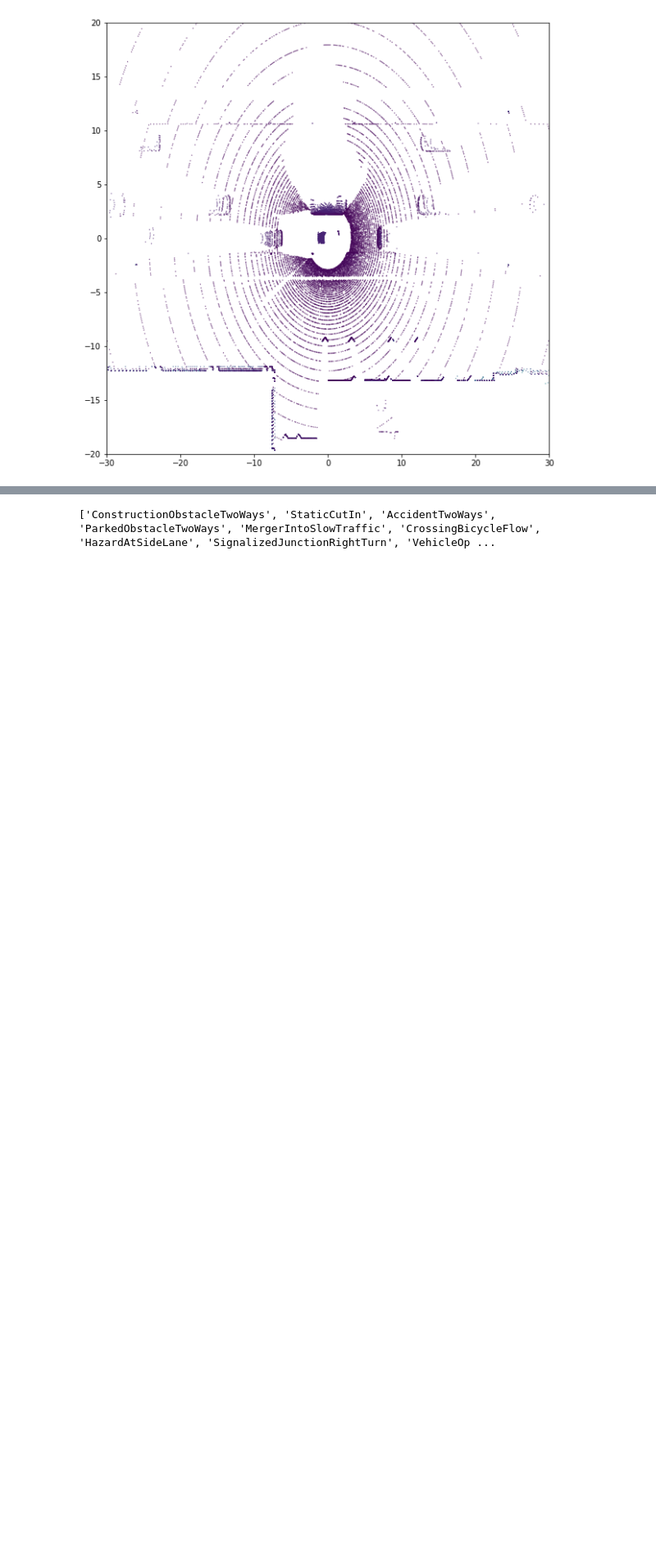
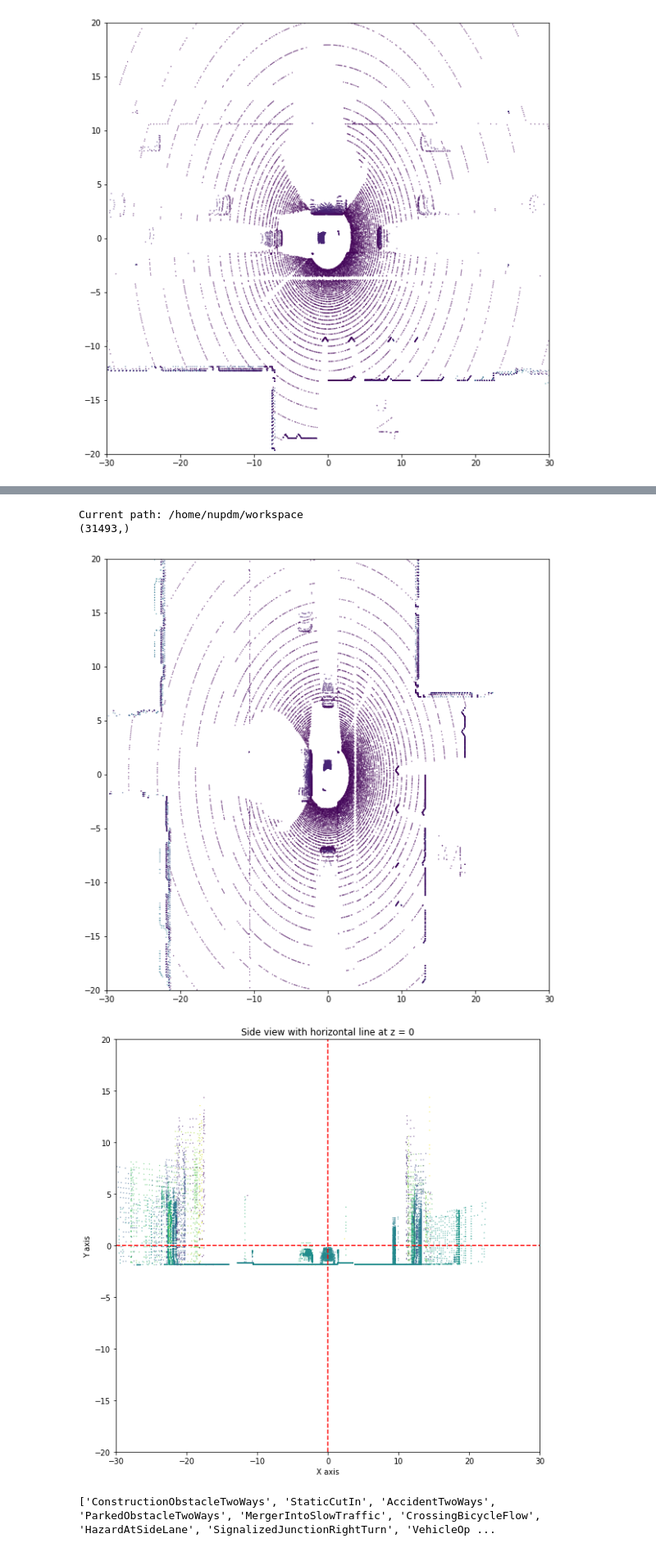
Before and after one commit to FabioskySG/nuPDM, a Jupyter notebook: testing.ipynb, the cells around one changed output, grey strips where cells are left out. Shown at 82% size. Saved outputs shown, nothing was run; the diff lists cells and outputs as text; code cells hidden in the pictures; blank space fills up the shorter version.

```diff
--- a/testing.ipynb
+++ b/testing.ipynb
@@ -83,3 +85,47 @@ plt.show()
+# %%
+import numpy as np
+import os
+# get path
+
+# get actual path with os
+current_path = os.getcwd()
+
+print("Current path:", current_path)
+
+POINTS = "/home/nupdm/workspace/lidar.npy"
+
+# open npy file
+pcd = np.load(POINTS)
+x = pcd[:, 0]
+y = pcd[:, 1]
+z = pcd[:, 2]
+print(x.shape)
+
+import matplotlib.pyplot as plt
+
+# show in matplotlib
+fig = plt.figure(figsize=(10,10))
+plt.scatter(x, y, c=z, s=0.1)
+plt.xlim([-30, 30])
+plt.ylim([-20, 20])
+plt.show()
+
+# show side view with a horizontal line in z = 0
+fig = plt.figure(figsize=(10,10))
+plt.scatter(x, z, c=y, s=0.1)
+plt.xlim([-30, 30])
+plt.ylim([-20, 20])
+plt.axhline(0, color='red', linestyle='--')
+plt.axvline(0, color='red', linestyle='--')
+plt.title("Side view with horizontal line at z = 0")
+plt.xlabel("X axis")
+plt.ylabel("Y axis")
+plt.show()
+# %% [output]
+Current path: /home/nupdm/workspace
+(31493,)
+[figure, added]
+[figure, added]
 # %%
 # semantic palette goes from 0 to 24
 SEMANTIC_PALETTE = {
```
Also changed, not shown: parts of 5 cells of this notebook, 20 other files.
